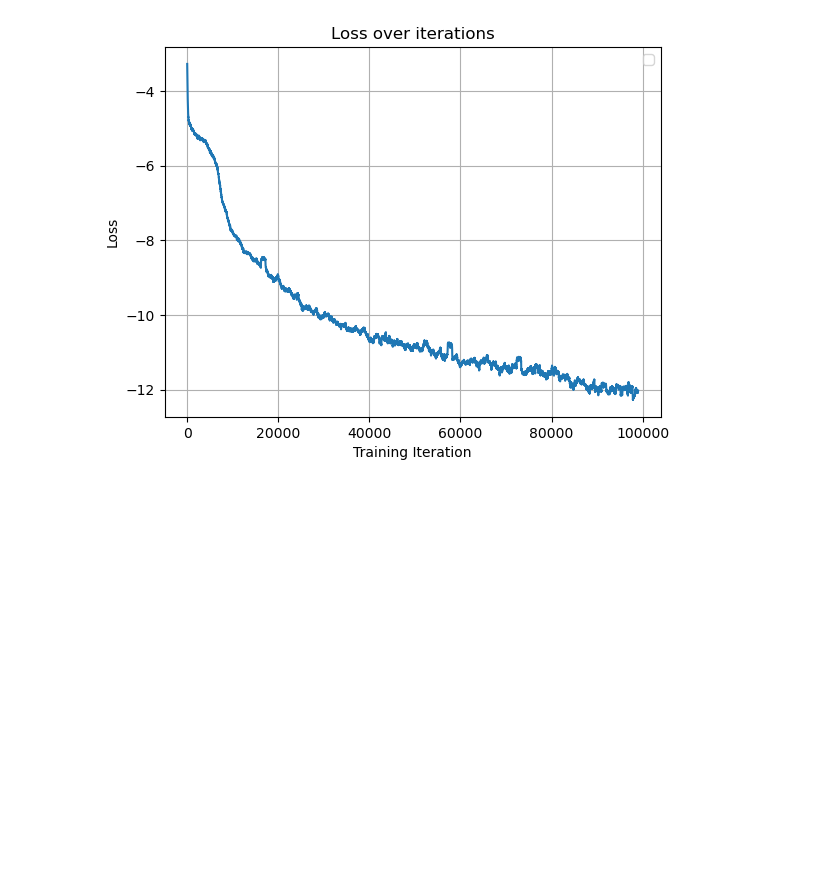
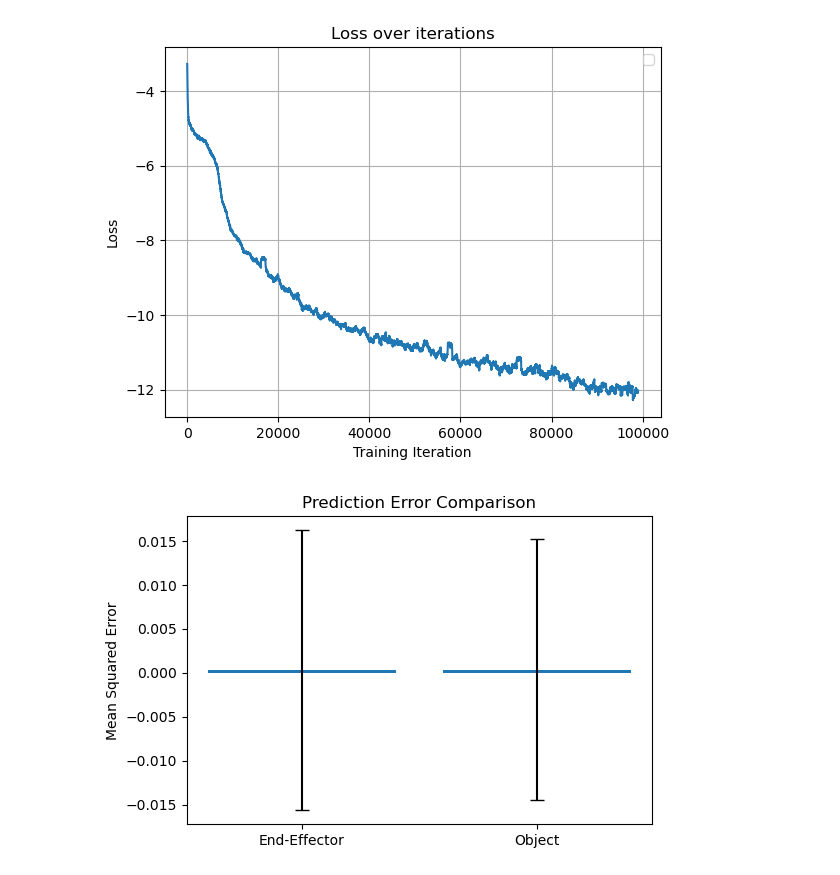
Before and after one commit to deniz6221/ConditionalNeuralProcesses, a Jupyter notebook: main.ipynb, the cells around one changed output. Saved outputs shown, nothing was run; the diff lists cells and outputs as text; code cells hidden in the pictures; blank space fills up the shorter version.

Commit message:
Bar plot for MSE, test function

```diff
--- a/main.ipynb
+++ b/main.ipynb
@@ -56,6 +56,41 @@ def train():
             print(f"Epoch {i} Loss: {loss.item()}")
 
     return loss_lst, model
+
+def test():
+    d_x = 2
+    d_y = 4
+    model = CNP([d_x,d_y], 128, 2, 0)
+    model.load_state_dict(torch.load("model.pth"))
+    model.eval()
+    test_data = np.load("states_test.npy")
+    test_data = torch.tensor(test_data, dtype=torch.float32)
+    test_data = torch.roll(test_data, shifts=1, dims=2)
+    mse_ee = 0
+    mse_obj = 0
+    std_ee = 0
+    std_obj = 0
+    for i in range(100):
+        rand_index = np.random.randint(len(test_data))
+        traj = test_data[rand_index]
+
+        samples, target_x, target_y = generate_samples(traj)
+        out = model(samples, target_x)
+        mean, sigma = out
+        mse_ee += torch.mean((mean[0][0][:2] - target_y[0][0][:2])**2).item()
+        mse_obj += torch.mean((mean[0][0][2:] - target_y[0][0][2:])**2).item()
+        std_ee += torch.mean(sigma[0][0][:2]).item()
+        std_obj += torch.mean(sigma[0][0][2:]).item()
+    mse_ee /= 100
+    mse_obj /= 100
+    std_ee /= 100
+    std_obj /= 100
+
+    plt.figure(figsize=(6, 4))
+    plt.bar(["End-Effector", "Object"], [mse_ee, mse_obj], yerr=[std_ee, std_obj], capsize=5)
+    plt.ylabel("Mean Squared Error")
+    plt.title("Prediction Error Comparison")
+    plt.show()
 # %%
 loss_lst, model = train()
 model.eval()
@@ -97,3 +132,7 @@ plt.legend()
 plt.show()
 # %% [output]
 [figure]
+# %%
+test()
+# %% [output]
+[figure, added]
```
Also changed, not shown: 1 other file.
